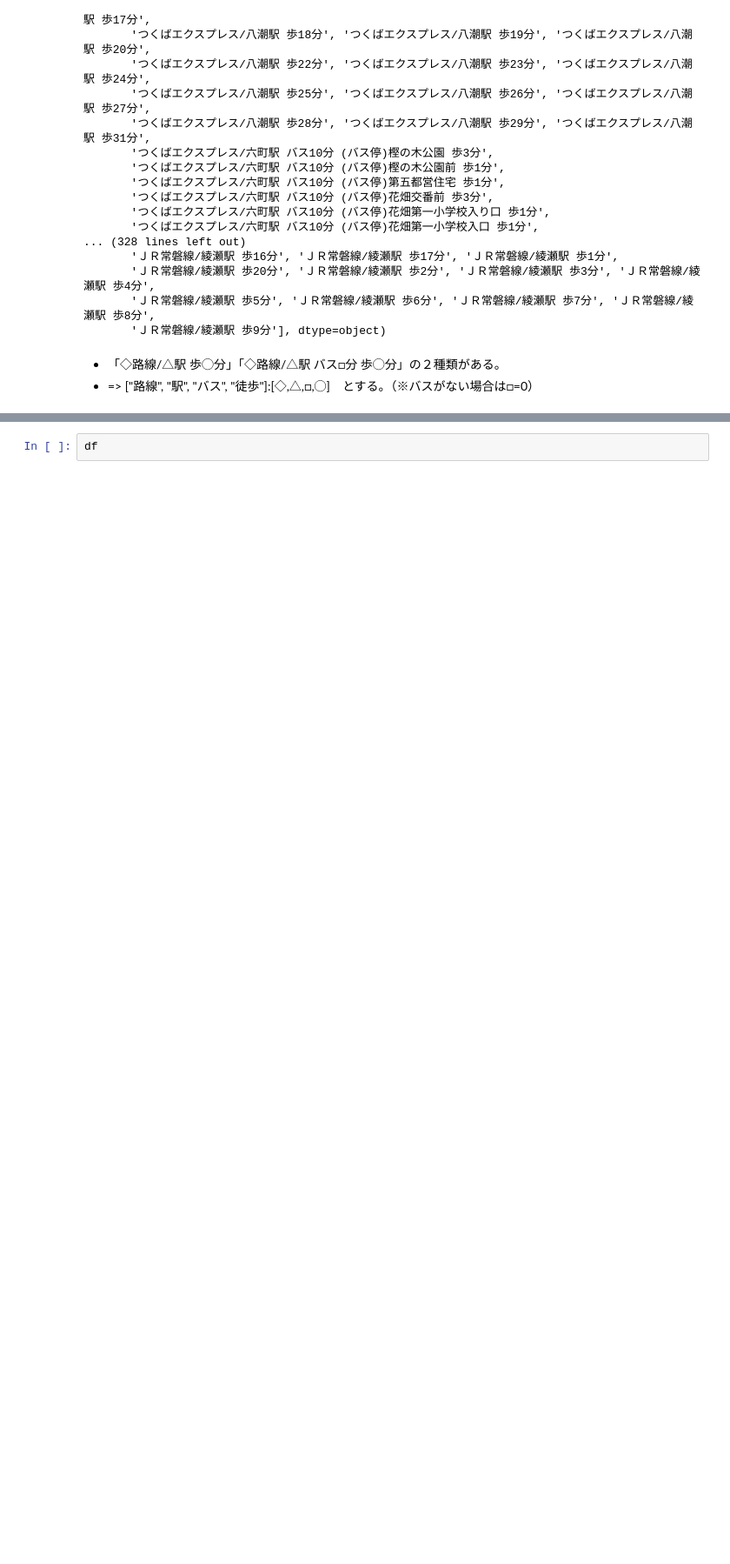
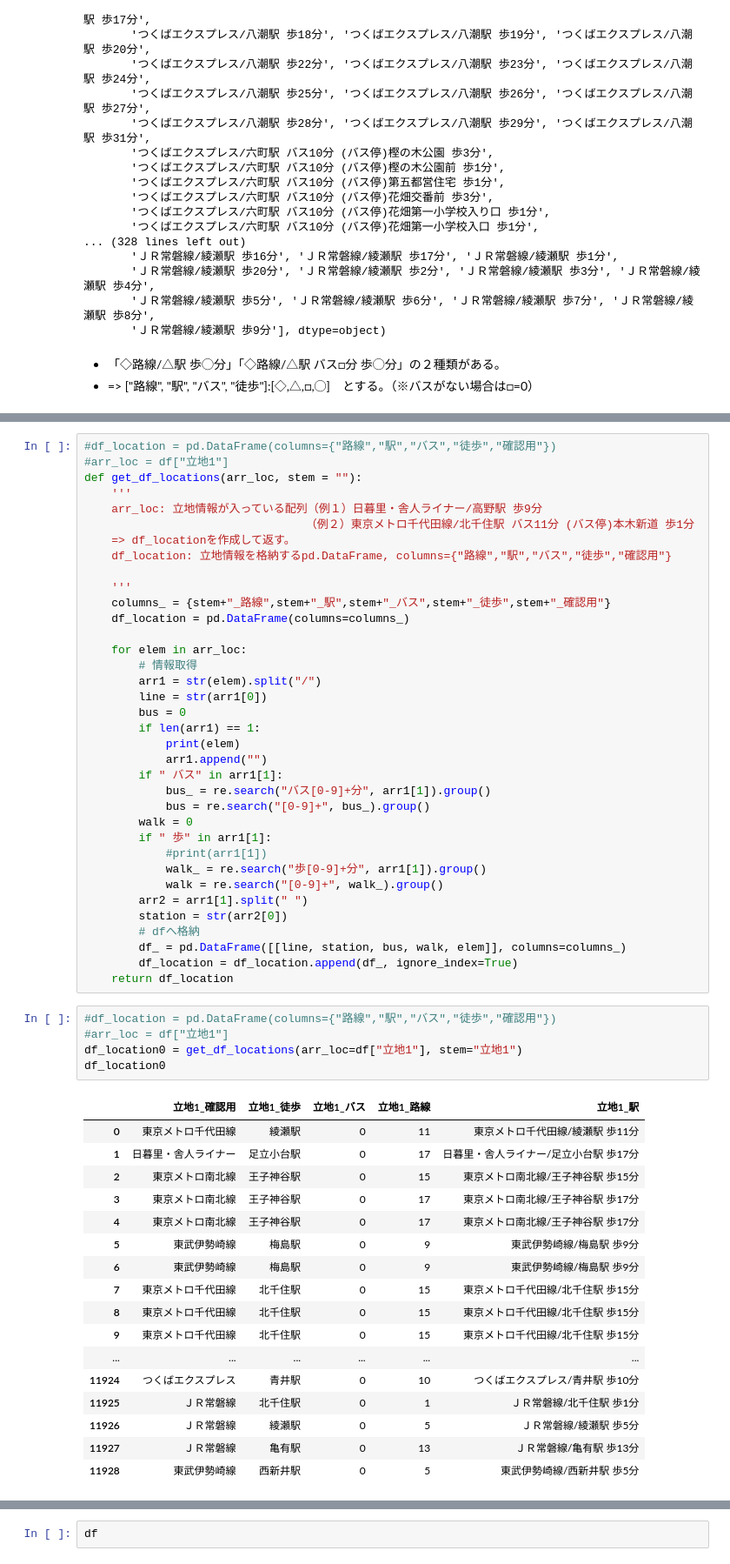
Before and after one commit to kimiaki/Bukken, a Jupyter notebook: code/make_bukken_df.ipynb, the cells around one changed output, grey strips where cells are left out. Shown at 87% size. Drawn from its saved outputs; the diff is of its cells as text; blank space fills up the shorter version.

```diff
--- a/code/make_bukken_df.ipynb
+++ b/code/make_bukken_df.ipynb
@@ -530,0 +513,59 @@ df_location2 = pd.concat([df_location2_1["路線"], df_location2_2["駅"], df_lo
+# %%
+#df_location = pd.DataFrame(columns={"路線","駅","バス","徒歩","確認用"})
+#arr_loc = df["立地1"]
+def get_df_locations(arr_loc, stem = ""):
+    '''
+    arr_loc: 立地情報が入っている配列（例１）日暮里・舎人ライナー/高野駅 歩9分
+    　　　　　　　　　　　　　　　　  （例２）東京メトロ千代田線/北千住駅 バス11分 (バス停)本木新道 歩1分
+    => df_locationを作成して返す。
+    df_location: 立地情報を格納するpd.DataFrame, columns={"路線","駅","バス","徒歩","確認用"}
+
+    '''
+    columns_ = {stem+"_路線",stem+"_駅",stem+"_バス",stem+"_徒歩",stem+"_確認用"}
+    df_location = pd.DataFrame(columns=columns_)
+
+    for elem in arr_loc:
+        # 情報取得
+        arr1 = str(elem).split("/")
+        line = str(arr1[0])
+        bus = 0
+        if len(arr1) == 1:
+            print(elem)
+            arr1.append("")
+        if " バス" in arr1[1]:
+            bus_ = re.search("バス[0-9]+分", arr1[1]).group()
+            bus = re.search("[0-9]+", bus_).group()
+        walk = 0
+        if " 歩" in arr1[1]:
+            #print(arr1[1])
+            walk_ = re.search("歩[0-9]+分", arr1[1]).group()
+            walk = re.search("[0-9]+", walk_).group()
+        arr2 = arr1[1].split(" ")
+        station = str(arr2[0])
+        # dfへ格納
+        df_ = pd.DataFrame([[line, station, bus, walk, elem]], columns=columns_)
+        df_location = df_location.append(df_, ignore_index=True)
+    return df_location
+# %%
+#df_location = pd.DataFrame(columns={"路線","駅","バス","徒歩","確認用"})
+#arr_loc = df["立地1"]
+df_location0 = get_df_locations(arr_loc=df["立地1"], stem="立地1")
+df_location0
+# %% [output]
+|  | 立地1_確認用 | 立地1_徒歩 | 立地1_バス | 立地1_路線 | 立地1_駅 |
+| 0 | 東京メトロ千代田線 | 綾瀬駅 | 0 | 11 | 東京メトロ千代田線/綾瀬駅 歩11分 |
+| 1 | 日暮里・舎人ライナー | 足立小台駅 | 0 | 17 | 日暮里・舎人ライナー/足立小台駅 歩17分 |
+| 2 | 東京メトロ南北線 | 王子神谷駅 | 0 | 15 | 東京メトロ南北線/王子神谷駅 歩15分 |
+| 3 | 東京メトロ南北線 | 王子神谷駅 | 0 | 17 | 東京メトロ南北線/王子神谷駅 歩17分 |
+| 4 | 東京メトロ南北線 | 王子神谷駅 | 0 | 17 | 東京メトロ南北線/王子神谷駅 歩17分 |
+| 5 | 東武伊勢崎線 | 梅島駅 | 0 | 9 | 東武伊勢崎線/梅島駅 歩9分 |
+| 6 | 東武伊勢崎線 | 梅島駅 | 0 | 9 | 東武伊勢崎線/梅島駅 歩9分 |
+| 7 | 東京メトロ千代田線 | 北千住駅 | 0 | 15 | 東京メトロ千代田線/北千住駅 歩15分 |
+| 8 | 東京メトロ千代田線 | 北千住駅 | 0 | 15 | 東京メトロ千代田線/北千住駅 歩15分 |
+| 9 | 東京メトロ千代田線 | 北千住駅 | 0 | 15 | 東京メトロ千代田線/北千住駅 歩15分 |
+| ... | ... | ... | ... | ... | ... |
+| 11924 | つくばエクスプレス | 青井駅 | 0 | 10 | つくばエクスプレス/青井駅 歩10分 |
+| 11925 | ＪＲ常磐線 | 北千住駅 | 0 | 1 | ＪＲ常磐線/北千住駅 歩1分 |
+| 11926 | ＪＲ常磐線 | 綾瀬駅 | 0 | 5 | ＪＲ常磐線/綾瀬駅 歩5分 |
+| 11927 | ＪＲ常磐線 | 亀有駅 | 0 | 13 | ＪＲ常磐線/亀有駅 歩13分 |
+| 11928 | 東武伊勢崎線 | 西新井駅 | 0 | 5 | 東武伊勢崎線/西新井駅 歩5分 |
```
Also changed, not shown: parts of 6 cells of this notebook.
